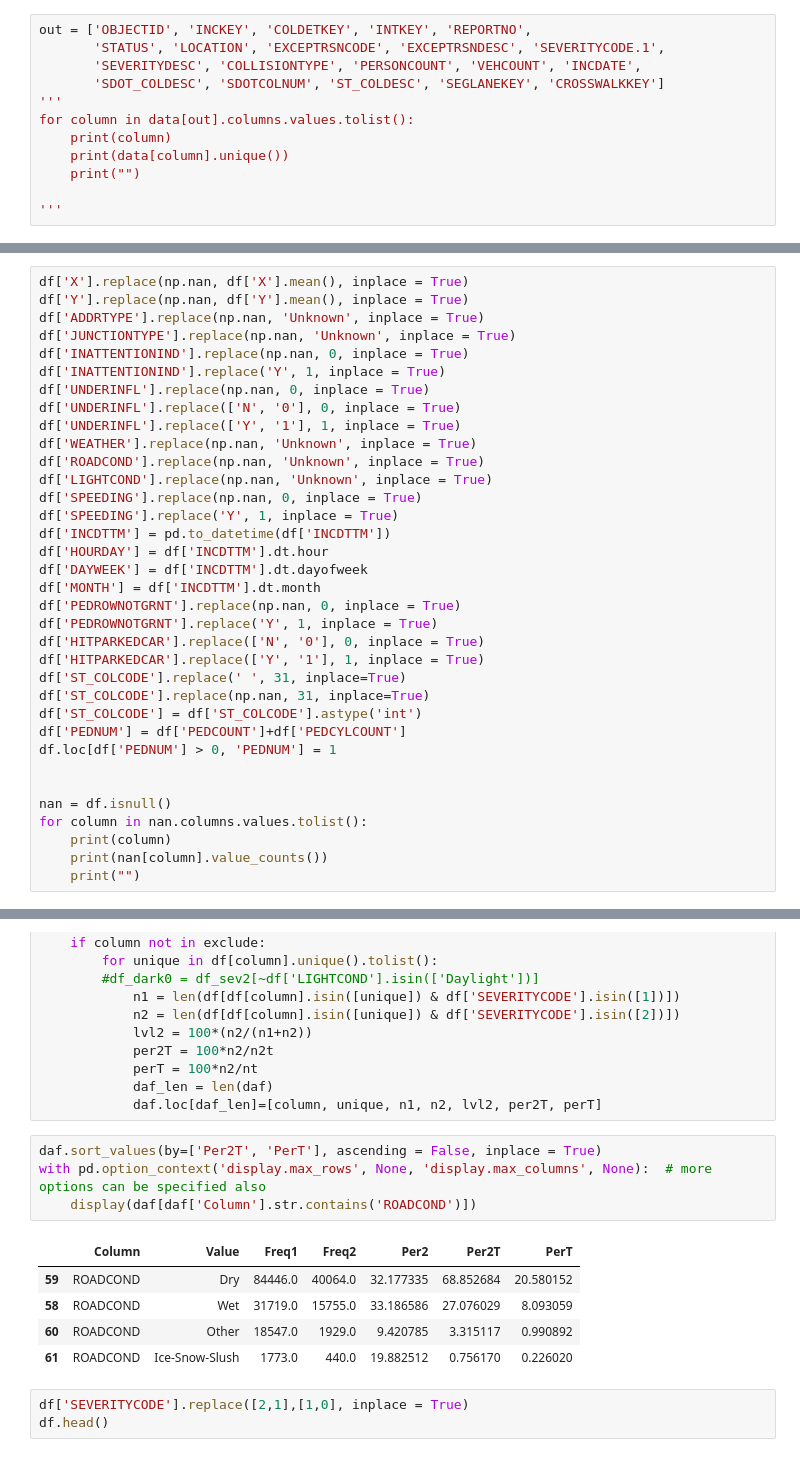
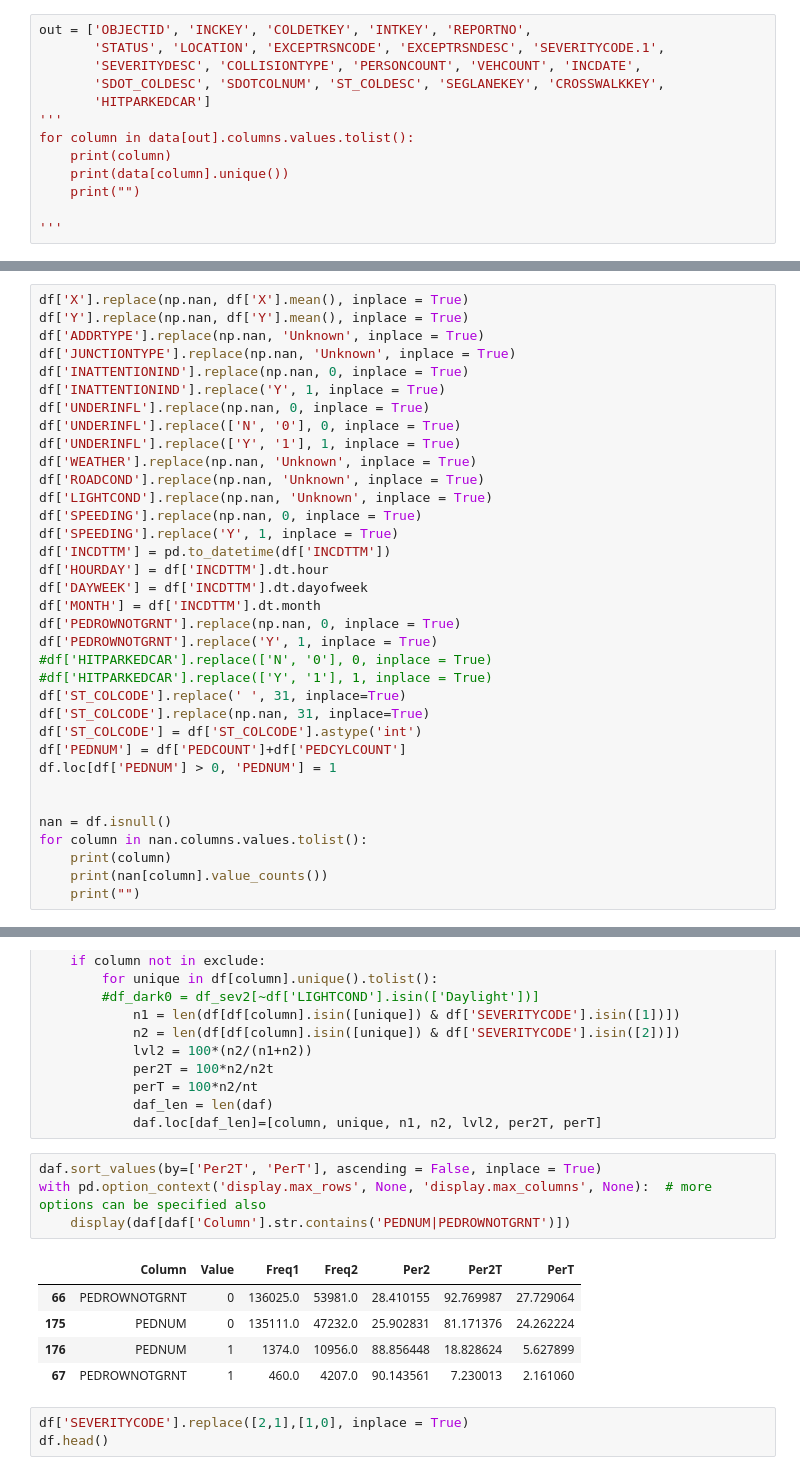
Before and after one commit to jearizaa/DataScience_AI_ML, a Jupyter notebook: Data Science Capstone.ipynb, the cells around one changed output, grey strips where cells are left out. Drawn from its saved outputs; the diff is of its cells as text.

```diff
--- a/Data Science Capstone.ipynb
+++ b/Data Science Capstone.ipynb
@@ -71,7 +72,8 @@ with pd.option_context('display.max_rows', None, 'display.max_columns', None):
 out = ['OBJECTID', 'INCKEY', 'COLDETKEY', 'INTKEY', 'REPORTNO',
        'STATUS', 'LOCATION', 'EXCEPTRSNCODE', 'EXCEPTRSNDESC', 'SEVERITYCODE.1',
        'SEVERITYDESC', 'COLLISIONTYPE', 'PERSONCOUNT', 'VEHCOUNT', 'INCDATE',
-       'SDOT_COLDESC', 'SDOTCOLNUM', 'ST_COLDESC', 'SEGLANEKEY', 'CROSSWALKKEY']
+       'SDOT_COLDESC', 'SDOTCOLNUM', 'ST_COLDESC', 'SEGLANEKEY', 'CROSSWALKKEY',
+       'HITPARKEDCAR']
 '''
 for column in data[out].columns.values.tolist():
     print(column)
@@ -115,8 +117,8 @@ df['DAYWEEK'] = df['INCDTTM'].dt.dayofweek
 df['MONTH'] = df['INCDTTM'].dt.month
 df['PEDROWNOTGRNT'].replace(np.nan, 0, inplace = True)
 df['PEDROWNOTGRNT'].replace('Y', 1, inplace = True)
-df['HITPARKEDCAR'].replace(['N', '0'], 0, inplace = True)
-df['HITPARKEDCAR'].replace(['Y', '1'], 1, inplace = True)
+#df['HITPARKEDCAR'].replace(['N', '0'], 0, inplace = True)
+#df['HITPARKEDCAR'].replace(['Y', '1'], 1, inplace = True)
 df['ST_COLCODE'].replace(' ', 31, inplace=True)
 df['ST_COLCODE'].replace(np.nan, 31, inplace=True)
 df['ST_COLCODE'] = df['ST_COLCODE'].astype('int')
@@ -561,13 +551,13 @@ for column in df.columns.values.tolist():
 # %%
 daf.sort_values(by=['Per2T', 'PerT'], ascending = False, inplace = True)
 with pd.option_context('display.max_rows', None, 'display.max_columns', None):  # more options can be specified also
-    display(daf[daf['Column'].str.contains('ROADCOND')])
+    display(daf[daf['Column'].str.contains('PEDNUM|PEDROWNOTGRNT')])
 # %% [output]
 |  | Column | Value | Freq1 | Freq2 | Per2 | Per2T | PerT |
-| 59 | ROADCOND | Dry | 84446.0 | 40064.0 | 32.177335 | 68.852684 | 20.580152 |
-| 58 | ROADCOND | Wet | 31719.0 | 15755.0 | 33.186586 | 27.076029 | 8.093059 |
-| 60 | ROADCOND | Other | 18547.0 | 1929.0 | 9.420785 | 3.315117 | 0.990892 |
-| 61 | ROADCOND | Ice-Snow-Slush | 1773.0 | 440.0 | 19.882512 | 0.756170 | 0.226020 |
+| 66 | PEDROWNOTGRNT | 0 | 136025.0 | 53981.0 | 28.410155 | 92.769987 | 27.729064 |
+| 175 | PEDNUM | 0 | 135111.0 | 47232.0 | 25.902831 | 81.171376 | 24.262224 |
+| 176 | PEDNUM | 1 | 1374.0 | 10956.0 | 88.856448 | 18.828624 | 5.627899 |
+| 67 | PEDROWNOTGRNT | 1 | 460.0 | 4207.0 | 90.143561 | 7.230013 | 2.161060 |
 # %%
 df['SEVERITYCODE'].replace([2,1],[1,0], inplace = True)
 df.head()
```
Also changed, not shown: parts of 35 cells of this notebook.
